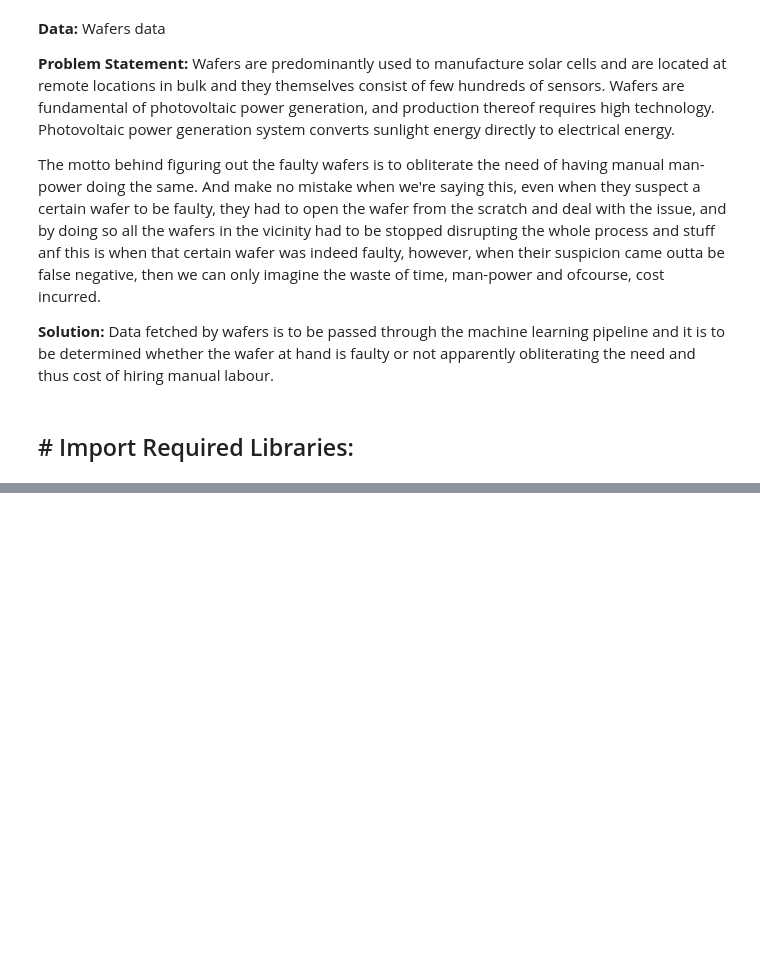
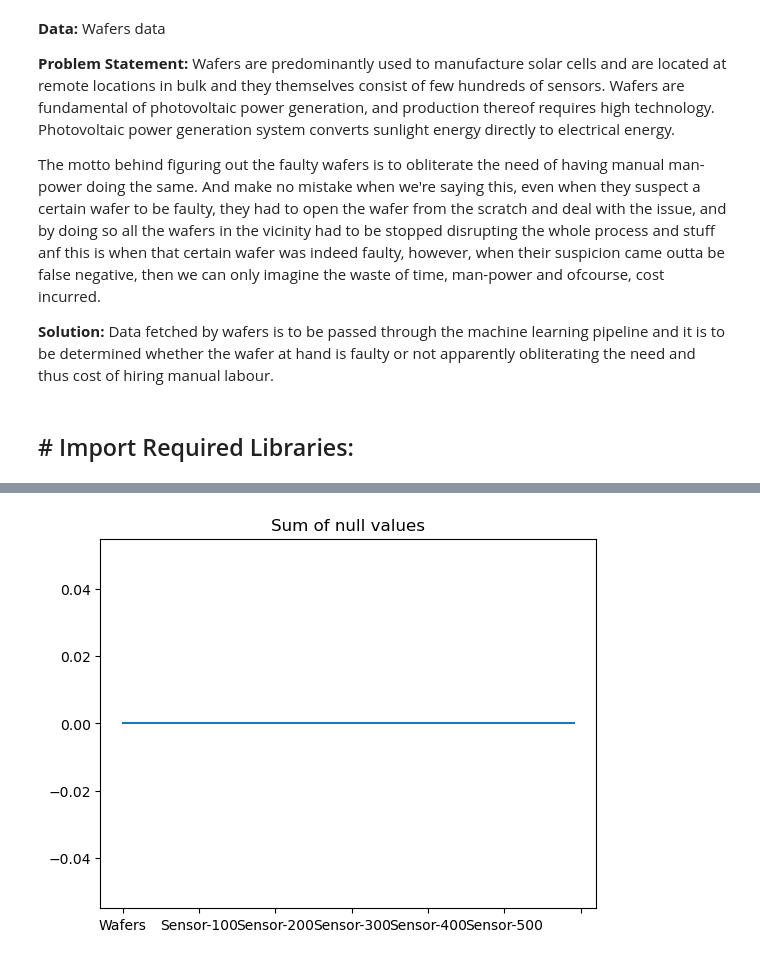
Before and after one commit to Er-Luciferr/Wafer-Fault-Detection, a Jupyter notebook: notebook/EDA.ipynb, the cells around one changed output, grey strips where cells are left out. Cells and saved outputs as stored; diff of their text form; code cells hidden in the pictures; blank space fills up the shorter version.

```diff
--- a/notebook/EDA.ipynb
+++ b/notebook/EDA.ipynb
@@ -25,0 +64,4 @@ warnings.filterwarnings('ignore')
+# %%
+df.rename(columns={'Unnamed: 0': 'Wafers'},inplace=True )
+# %%
+df.drop(columns='wafers',axis=1 , inplace=True)
@@ -25,0 +77,4 @@ warnings.filterwarnings('ignore')
+# %%
+#Train_test_split
+from sklearn.model_selection import train_test_split
+train_df , test_df = train_test_split(df,test_size=.27 , random_state=85 )
@@ -25,0 +112,8 @@ warnings.filterwarnings('ignore')
+# %%
+sum=train_df[train_df.isna()].sum()
+# %%
+sum.plot(kind='line')
+plt.title('Sum of null values')
+plt.show()
+# %% [output]
+[figure, added]
```
Also changed, not shown: parts of 9 cells of this notebook, 3 other files.
